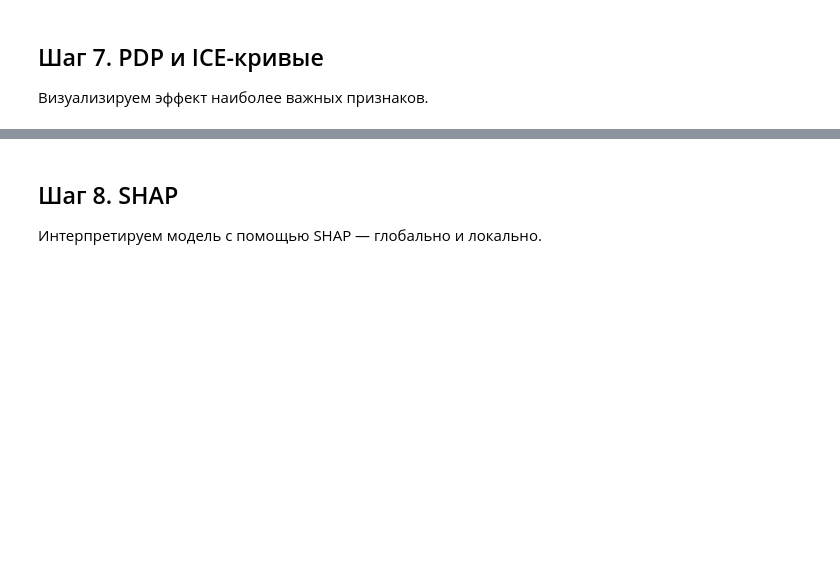
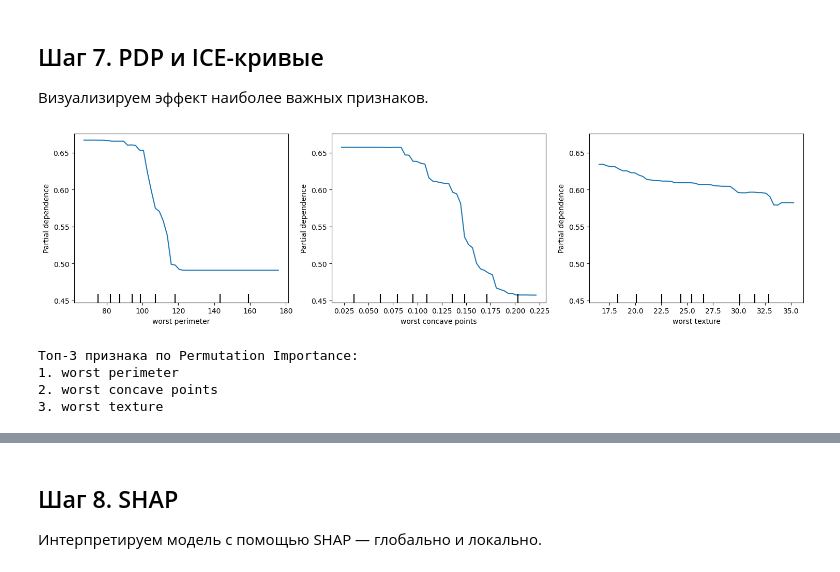
Before and after one commit to curseofuselessness/ml-course-homeworks, a Jupyter notebook: hw11_HyperParameters/hp_interp_practice_student.ipynb, the cells around one changed output, grey strips where cells are left out. Drawn from its saved outputs; the diff is of its cells as text; code cells hidden in the pictures; blank space fills up the shorter version.

```diff
--- a/hw11_HyperParameters/hp_interp_practice_student.ipynb
+++ b/hw11_HyperParameters/hp_interp_practice_student.ipynb
@@ -313,20 +397,40 @@ best_rf = rf_random_search.best_estimator_
 # %%
 from sklearn.inspection import PartialDependenceDisplay
 
 # ╔══════════════════════════════════════════════════════════════╗
 # ║  ЗАДАНИЕ 7а: Постройте PDP для топ-3 признаков по PI         ║
 # ║  Используйте PartialDependenceDisplay.from_estimator         ║
 # ║  kind='average' для PDP                                      ║
 # ╚══════════════════════════════════════════════════════════════╝
 
 # Определите индексы топ-3 признаков по PI
-top3_idx = # YOUR CODE HERE
+top3_idx = np.argsort(pi_result['importances_mean'])[::-1][:3]
 
 # Постройте PDP
 fig, ax = plt.subplots(1, 3, figsize=(15, 4))
-# YOUR CODE HERE
+
+PartialDependenceDisplay.from_estimator(
+    best_rf,
+    X_test,
+    features=top3_idx,
+    kind='average',
+    ax=ax,
+    grid_resolution=50
+)
+
 plt.tight_layout()
 plt.show()
+
+top3_names = X_test.columns[top3_idx]
+print("Топ-3 признака по Permutation Importance:")
+for i, name in enumerate(top3_names):
+    print(f"{i+1}. {name}")
+# %% [output]
+[figure, added]
+Топ-3 признака по Permutation Importance:
+1. worst perimeter
+2. worst concave points
+3. worst texture
 # %%
 # ╔══════════════════════════════════════════════════════════════╗
 # ║  ЗАДАНИЕ 7б: Постройте ICE-кривые для самого важного признака║
```
Also changed, not shown: parts of 10 cells of this notebook.
